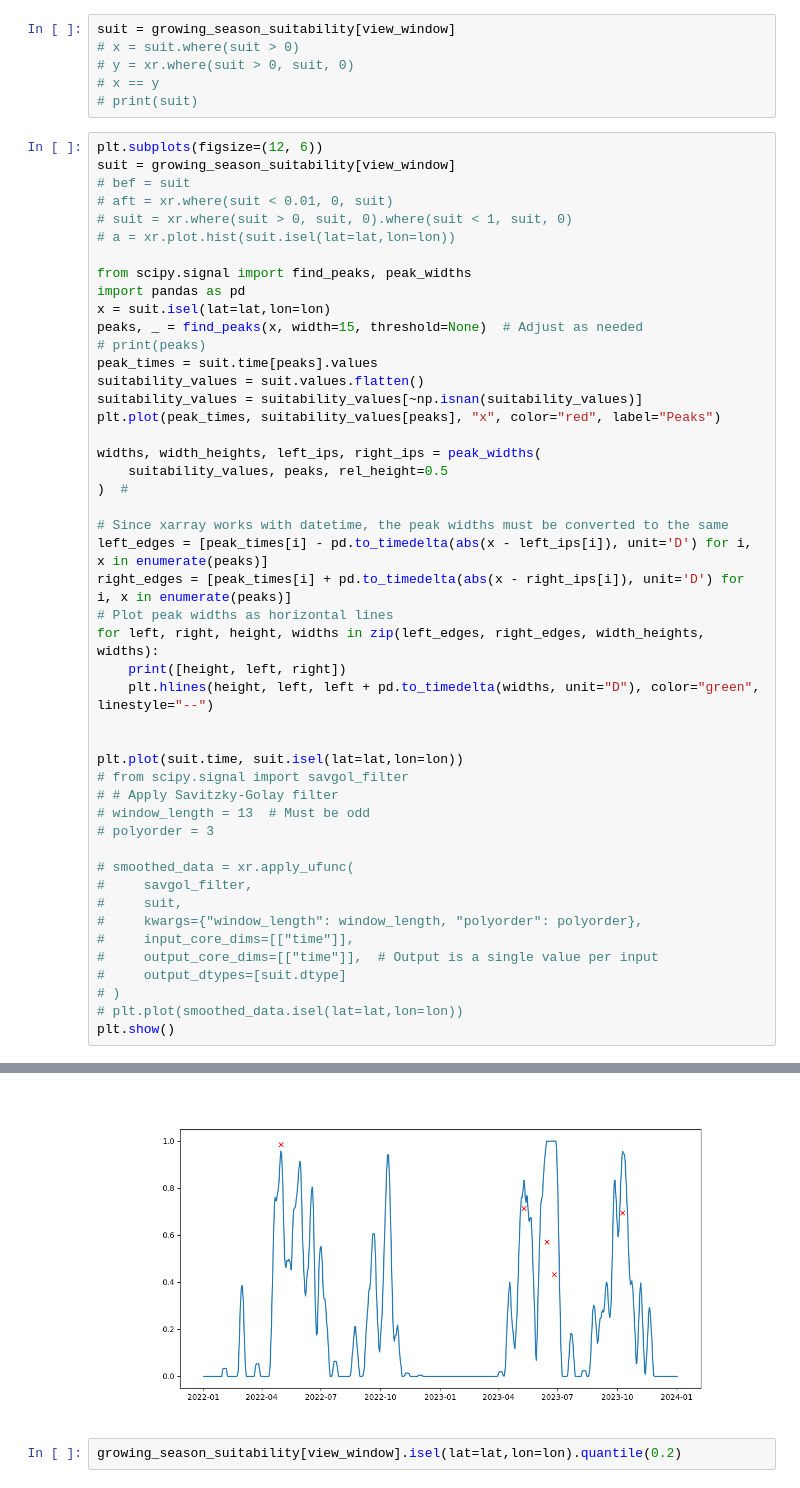
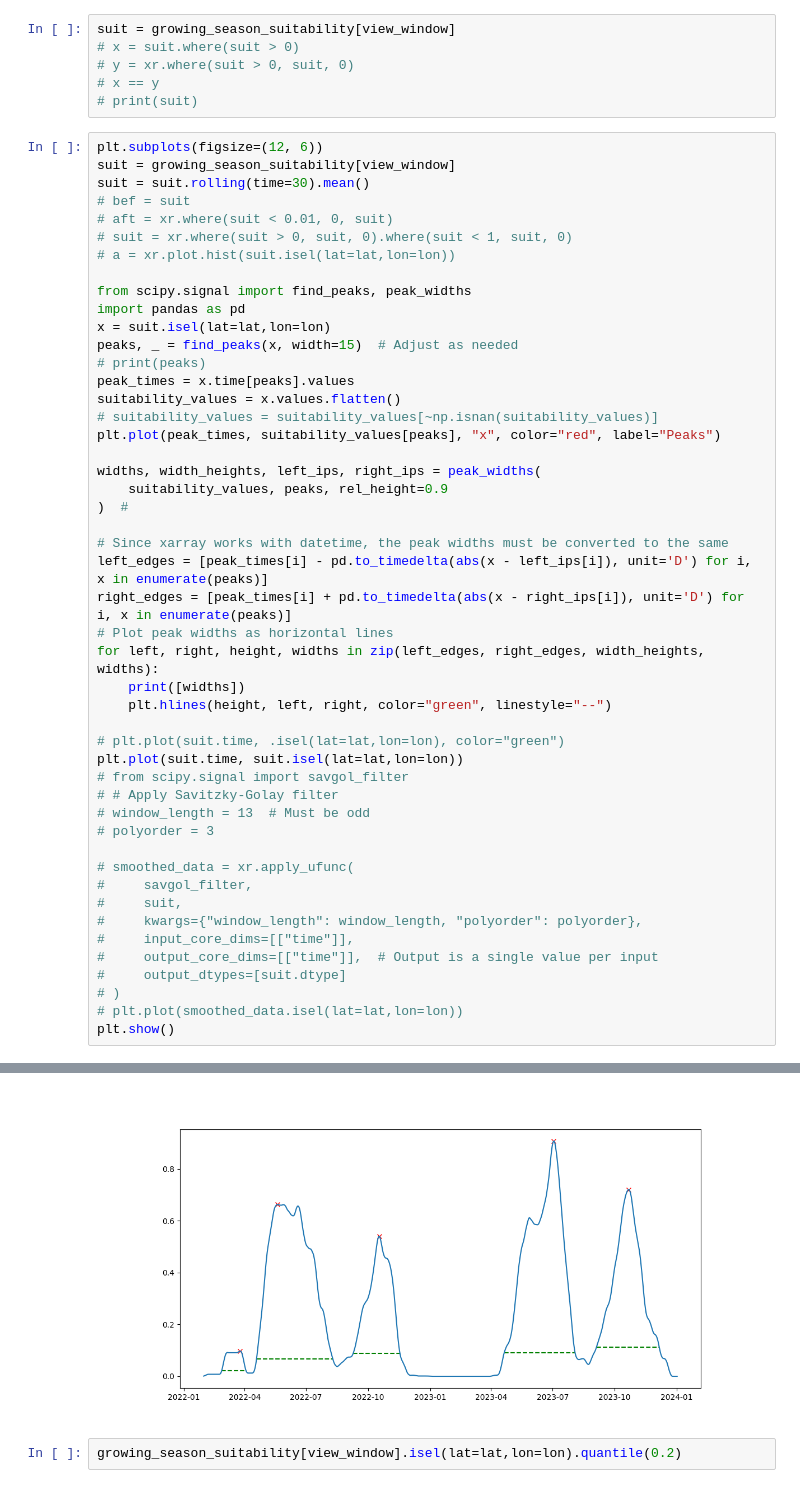
Before and after one commit to stereowrench/crop-models, a Jupyter notebook: Crop Simulations.ipynb, the cells around one changed output, grey strips where cells are left out. Saved outputs shown, nothing was run; the diff lists cells and outputs as text.

```diff
--- a/Crop Simulations.ipynb
+++ b/Crop Simulations.ipynb
@@ -180,6 +180,7 @@ suit = growing_season_suitability[view_window]
 # %%
 plt.subplots(figsize=(12, 6))
 suit = growing_season_suitability[view_window]
+suit = suit.rolling(time=30).mean()
 # bef = suit
 # aft = xr.where(suit < 0.01, 0, suit)
 # suit = xr.where(suit > 0, suit, 0).where(suit < 1, suit, 0)
@@ -188,15 +189,15 @@ suit = growing_season_suitability[view_window]
 from scipy.signal import find_peaks, peak_widths
 import pandas as pd
 x = suit.isel(lat=lat,lon=lon)
-peaks, _ = find_peaks(x, width=15, threshold=None)  # Adjust as needed
+peaks, _ = find_peaks(x, width=15)  # Adjust as needed
 # print(peaks)
-peak_times = suit.time[peaks].values
-suitability_values = suit.values.flatten()
-suitability_values = suitability_values[~np.isnan(suitability_values)]
+peak_times = x.time[peaks].values
+suitability_values = x.values.flatten()
+# suitability_values = suitability_values[~np.isnan(suitability_values)]
 plt.plot(peak_times, suitability_values[peaks], "x", color="red", label="Peaks")
 
 widths, width_heights, left_ips, right_ips = peak_widths(
-    suitability_values, peaks, rel_height=0.5
+    suitability_values, peaks, rel_height=0.9
 )  #
 
 # Since xarray works with datetime, the peak widths must be converted to the same
@@ -204,10 +205,10 @@ left_edges = [peak_times[i] - pd.to_timedelta(abs(x - left_ips[i]), unit='D') fo
 right_edges = [peak_times[i] + pd.to_timedelta(abs(x - right_ips[i]), unit='D') for i, x in enumerate(peaks)]
 # Plot peak widths as horizontal lines
 for left, right, height, widths in zip(left_edges, right_edges, width_heights, widths):
-    print([height, left, right])
-    plt.hlines(height, left, left + pd.to_timedelta(widths, unit="D"), color="green", linestyle="--")
+    print([widths])
+    plt.hlines(height, left, right, color="green", linestyle="--")
 
-
+# plt.plot(suit.time, .isel(lat=lat,lon=lon), color="green")
 plt.plot(suit.time, suit.isel(lat=lat,lon=lon))
 # from scipy.signal import savgol_filter
 # # Apply Savitzky-Golay filter
@@ -233,4 +234,4 @@ plt.show()
-[figure, old version]
+[figure, new version]
 # %%
 growing_season_suitability[view_window].isel(lat=lat,lon=lon).quantile(0.2)
 # %% [output]
```
Also changed, not shown: parts of 4 cells of this notebook, 1 other file.
